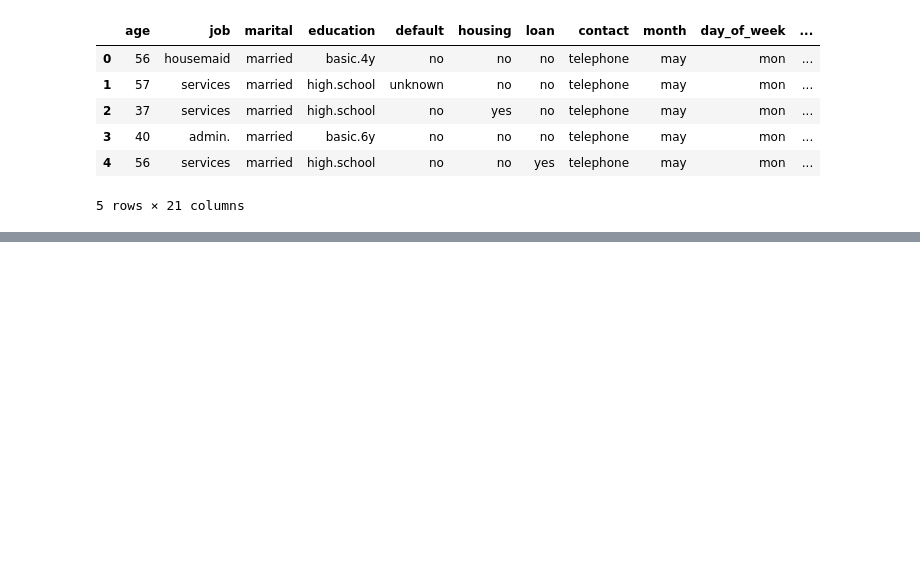
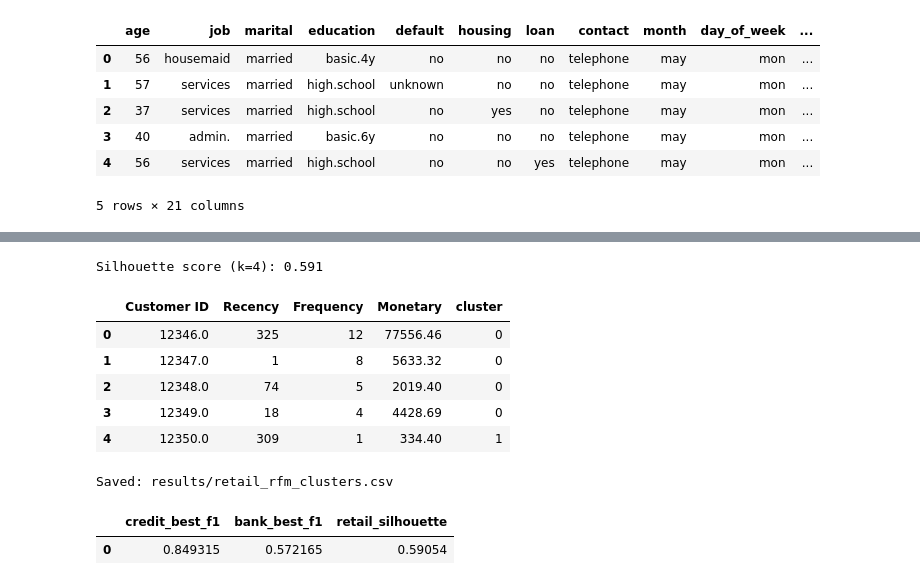
Before and after one commit to Suraalani79/msc-dissertation-2025, a Jupyter notebook: framework.ipynb, the cells around one changed output, grey strips where cells are left out. Saved outputs shown, nothing was run; the diff lists cells and outputs as text; code cells hidden in the pictures; blank space fills up the shorter version.

```diff
--- a/framework.ipynb
+++ b/framework.ipynb
@@ -221,0 +348,69 @@ Bank head():
+# %%
+# 3) Online Retail (segmentation) — RFM features + K-Means
+# --- RETAIL: RFM features + KMeans clustering ---
+retail = retail_df.copy()
+
+# Basic cleaning
+retail = retail.rename(columns=str.strip)
+if 'InvoiceDate' in retail.columns:
+    retail['InvoiceDate'] = pd.to_datetime(retail['InvoiceDate'], errors='coerce')
+retail = retail.dropna(subset=['Customer ID']) if 'Customer ID' in retail.columns else retail
+retail = retail[retail.get('Quantity', 1) > 0]
+
+# Monetary value (Price * Quantity)
+if {'Price','Quantity'}.issubset(retail.columns):
+    retail['Total'] = retail['Price'] * retail['Quantity']
+
+# Build simple RFM by Customer ID
+id_col = 'Customer ID' if 'Customer ID' in retail.columns else retail.columns[-1]
+now_date = retail['InvoiceDate'].max() if 'InvoiceDate' in retail.columns else pd.Timestamp.today()
+
+rfm = (
+    retail.groupby(id_col).agg({
+        'InvoiceDate': lambda s: (now_date - s.max()).days if 'InvoiceDate' in retail.columns else 0,
+        'Invoice': 'nunique' if 'Invoice' in retail.columns else 'size',
+        'Total': 'sum' if 'Total' in retail.columns else 'size'
+    })
+    .rename(columns={'InvoiceDate':'Recency','Invoice':'Frequency','Total':'Monetary'})
+    .reset_index()
+)
+
+# Scale and KMeans
+features = ['Recency','Frequency','Monetary']
+rfm[features] = rfm[features].fillna(0)
+scaler = StandardScaler()
+X = scaler.fit_transform(rfm[features])
+
+kmeans = KMeans(n_clusters=4, random_state=RANDOM_STATE, n_init='auto')
+labels = kmeans.fit_predict(X)
+
+rfm['cluster'] = labels
+sil = silhouette_score(X, labels)
+print(f"Silhouette score (k=4): {sil:.3f}")
+
+display(rfm.head())
+
+# Save clusters
+rfm.to_csv(RESULTS_DIR / 'retail_rfm_clusters.csv', index=False)
+print(f"Saved: {RESULTS_DIR/'retail_rfm_clusters.csv'}")
+# %% [output]
+Silhouette score (k=4): 0.591
+|  | Customer ID | Recency | Frequency | Monetary | cluster |
+| 0 | 12346.0 | 325 | 12 | 77556.46 | 0 |
+| 1 | 12347.0 | 1 | 8 | 5633.32 | 0 |
+| 2 | 12348.0 | 74 | 5 | 2019.40 | 0 |
+| 3 | 12349.0 | 18 | 4 | 4428.69 | 0 |
+| 4 | 12350.0 | 309 | 1 | 334.40 | 1 |
+Saved: results/retail_rfm_clusters.csv
+# %%
+# 4) Save a one-page summary of results
+summary = {
+    'credit_best_f1': float(credit_results['f1'].max()),
+    'bank_best_f1'  : float(bank_results['f1'].max()),
+    'retail_silhouette': float(sil)
+}
+pd.DataFrame([summary]).to_csv(RESULTS_DIR / 'summary.csv', index=False)
+pd.DataFrame([summary])
+# %% [output]
+|  | credit_best_f1 | bank_best_f1 | retail_silhouette |
+| 0 | 0.849315 | 0.572165 | 0.59054 |
```
Also changed, not shown: parts of 5 cells of this notebook.
